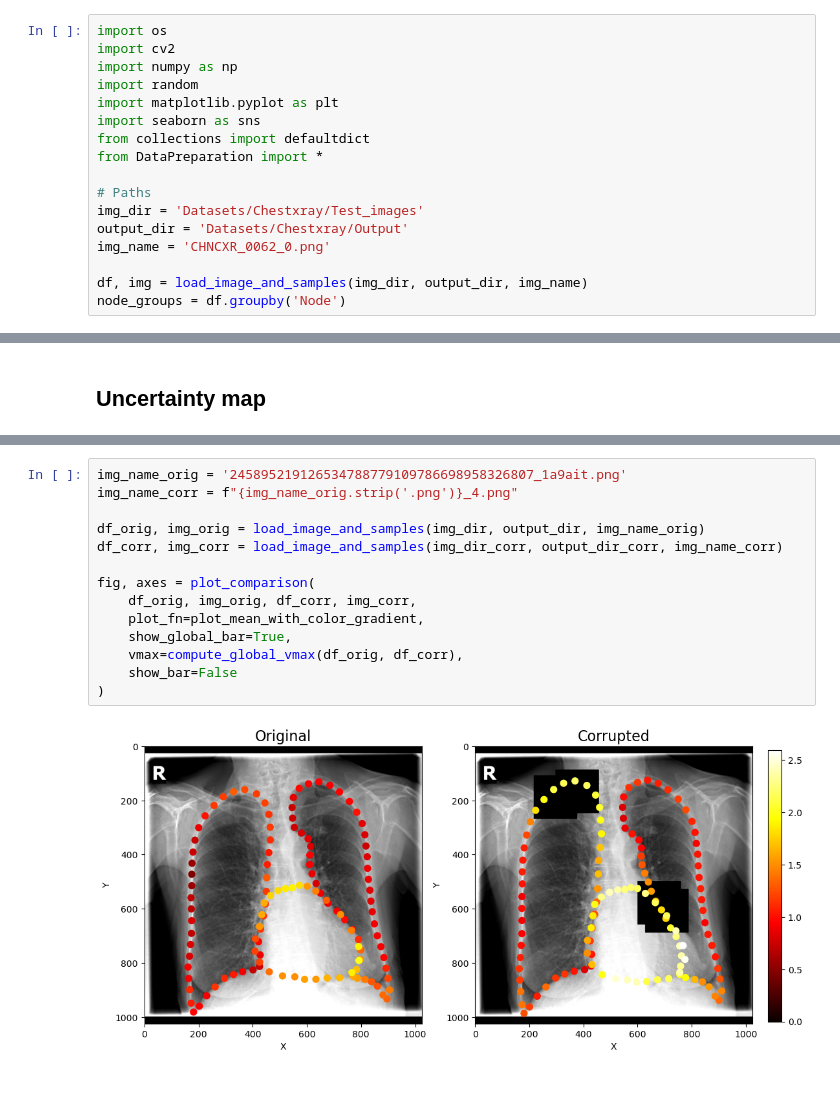
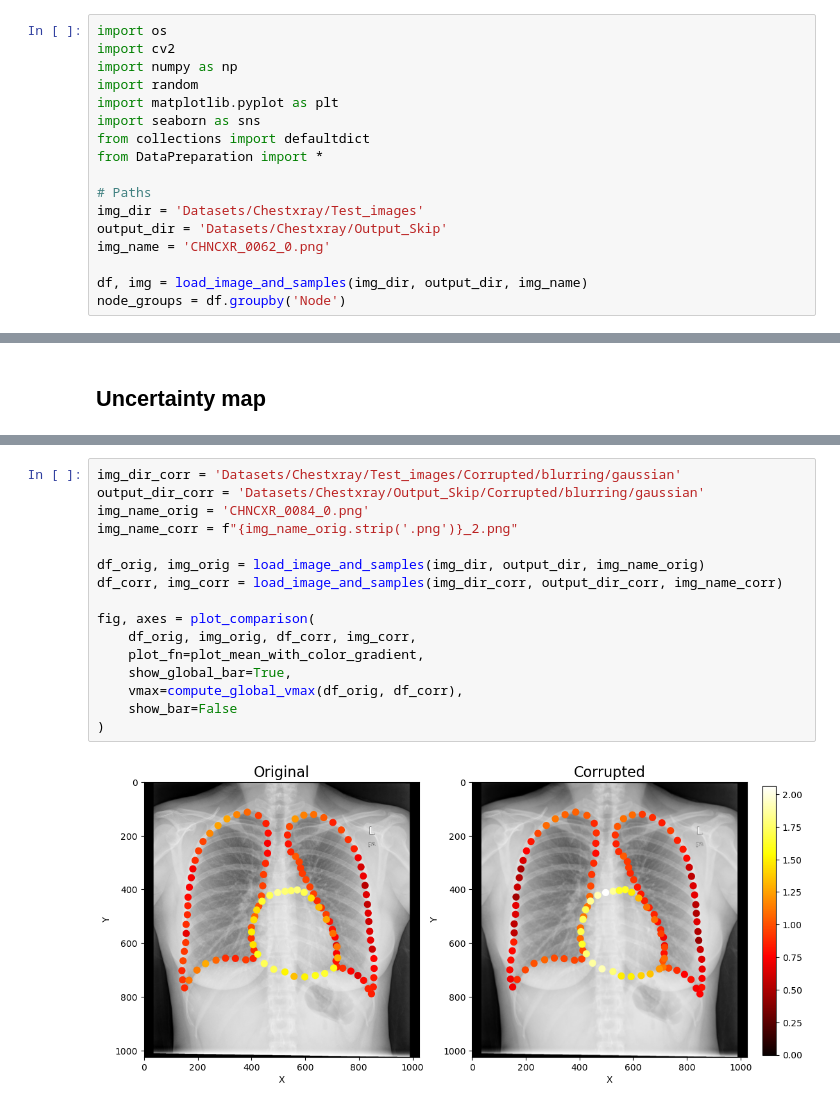
Before and after one commit to mcosarinsky/HybridGNet-uncertainty, a Jupyter notebook: Plots.ipynb, the cells around one changed output, grey strips where cells are left out. Drawn from its saved outputs; the diff is of its cells as text.

```diff
--- a/Plots.ipynb
+++ b/Plots.ipynb
@@ -10,7 +10,7 @@ from DataPreparation import *
 
 # Paths
 img_dir = 'Datasets/Chestxray/Test_images'
-output_dir = 'Datasets/Chestxray/Output'
+output_dir = 'Datasets/Chestxray/Output_Skip'
 img_name = 'CHNCXR_0062_0.png'
 
 df, img = load_image_and_samples(img_dir, output_dir, img_name)
@@ -130,16 +173,18 @@ fig, axes = plot_comparison(
 # %%
-img_name_orig = '245895219126534788779109786698958326807_1a9ait.png'
-img_name_corr = f"{img_name_orig.strip('.png')}_4.png"
+img_dir_corr = 'Datasets/Chestxray/Test_images/Corrupted/blurring/gaussian'
+output_dir_corr = 'Datasets/Chestxray/Output_Skip/Corrupted/blurring/gaussian'
+img_name_orig = 'CHNCXR_0084_0.png'
+img_name_corr = f"{img_name_orig.strip('.png')}_2.png"
 
 df_orig, img_orig = load_image_and_samples(img_dir, output_dir, img_name_orig)
 df_corr, img_corr = load_image_and_samples(img_dir_corr, output_dir_corr, img_name_corr)
 
 fig, axes = plot_comparison(
     df_orig, img_orig, df_corr, img_corr,
     plot_fn=plot_mean_with_color_gradient,
     show_global_bar=True,
     vmax=compute_global_vmax(df_orig, df_corr),
     show_bar=False
 )
 # %% [output]
-[figure, old version]
+[figure, new version]
```
Also changed, not shown: parts of 21 cells of this notebook, 5 other files.
